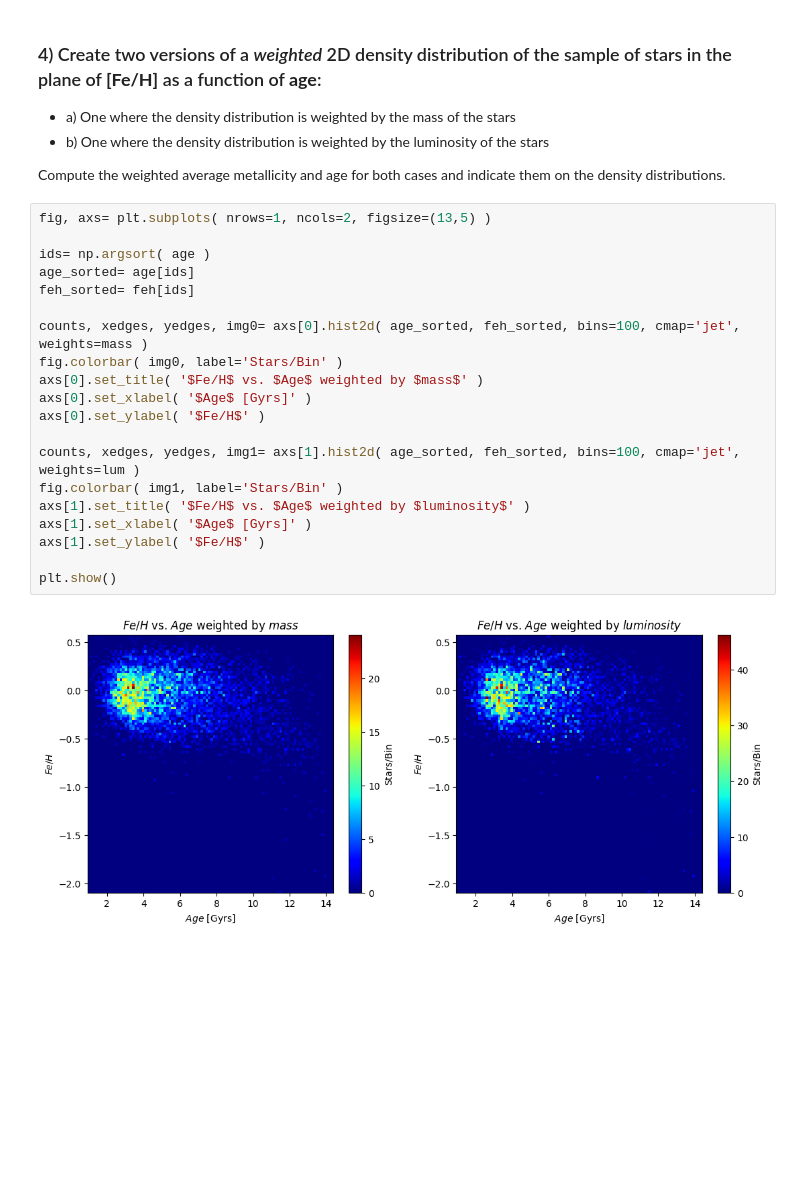
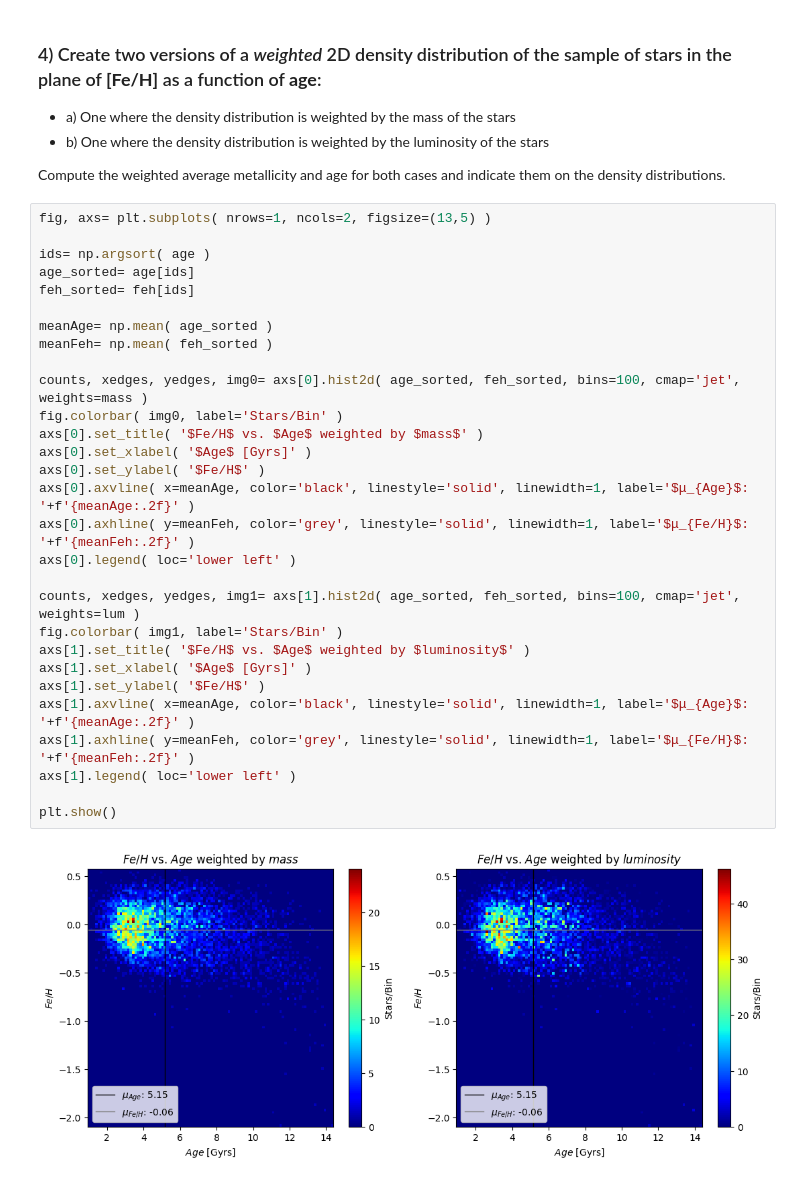
Before and after one commit to ThomasSchallar/NUM, a Jupyter notebook: Exercise Sheet 2.ipynb, the cells around one changed output. Drawn from its saved outputs; the diff is of its cells as text; blank space fills up the shorter version.

```diff
--- a/Exercise Sheet 2.ipynb
+++ b/Exercise Sheet 2.ipynb
@@ -183,22 +202,31 @@ Compute the weighted average metallicity and age for both cases and indicate the
 # %%
 fig, axs= plt.subplots( nrows=1, ncols=2, figsize=(13,5) )
 
 ids= np.argsort( age )
 age_sorted= age[ids]
 feh_sorted= feh[ids]
 
+meanAge= np.mean( age_sorted )
+meanFeh= np.mean( feh_sorted )
+
 counts, xedges, yedges, img0= axs[0].hist2d( age_sorted, feh_sorted, bins=100, cmap='jet', weights=mass )
 fig.colorbar( img0, label='Stars/Bin' )
 axs[0].set_title( '$Fe/H$ vs. $Age$ weighted by $mass$' )
 axs[0].set_xlabel( '$Age$ [Gyrs]' )
 axs[0].set_ylabel( '$Fe/H$' )
+axs[0].axvline( x=meanAge, color='black', linestyle='solid', linewidth=1, label='$μ_{Age}$: '+f'{meanAge:.2f}' )
+axs[0].axhline( y=meanFeh, color='grey', linestyle='solid', linewidth=1, label='$μ_{Fe/H}$: '+f'{meanFeh:.2f}' )
+axs[0].legend( loc='lower left' )
 
 counts, xedges, yedges, img1= axs[1].hist2d( age_sorted, feh_sorted, bins=100, cmap='jet', weights=lum )
 fig.colorbar( img1, label='Stars/Bin' )
 axs[1].set_title( '$Fe/H$ vs. $Age$ weighted by $luminosity$' )
 axs[1].set_xlabel( '$Age$ [Gyrs]' )
 axs[1].set_ylabel( '$Fe/H$' )
+axs[1].axvline( x=meanAge, color='black', linestyle='solid', linewidth=1, label='$μ_{Age}$: '+f'{meanAge:.2f}' )
+axs[1].axhline( y=meanFeh, color='grey', linestyle='solid', linewidth=1, label='$μ_{Fe/H}$: '+f'{meanFeh:.2f}' )
+axs[1].legend( loc='lower left' )
 
 plt.show()
 # %% [output]
-[figure, old version]
+[figure, new version]
```
Also changed, not shown: parts of 1 cell of this notebook.
